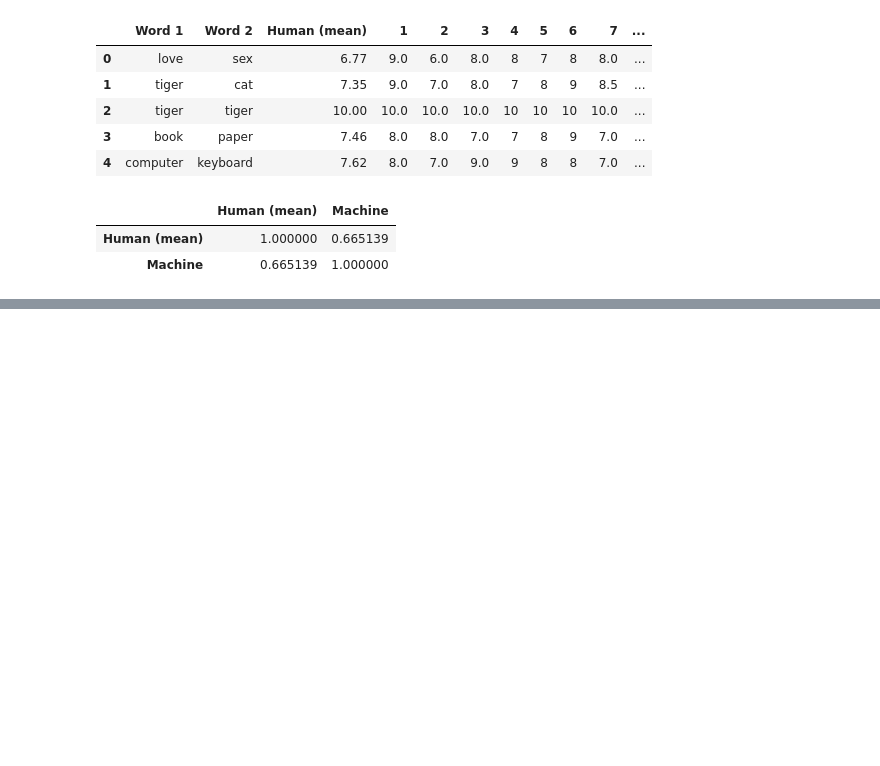
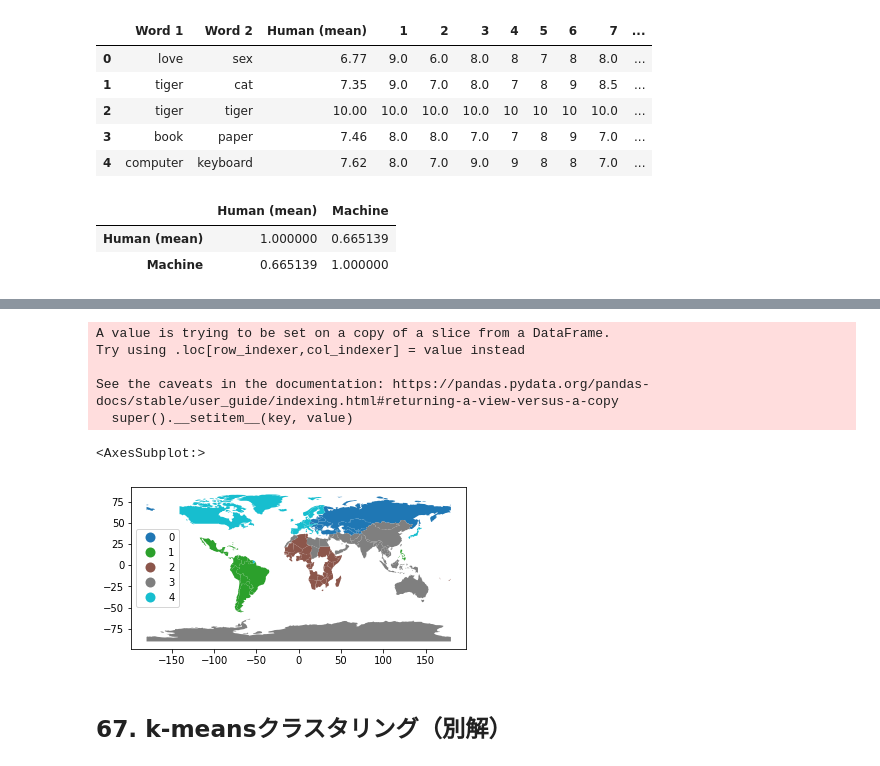
Before and after one commit to xhiroga/til, a Jupyter notebook: computer-science/nlp/nlp100/ch07.ipynb, the cells around one changed output, grey strips where cells are left out. Cells and saved outputs as stored; diff of their text form; code cells hidden in the pictures; blank space fills up the shorter version.

Commit message:
feat: nlp68 clustering and dendrogram

```diff
--- a/computer-science/nlp/nlp100/ch07.ipynb
+++ b/computer-science/nlp/nlp100/ch07.ipynb
@@ -81,0 +123,4 @@ word_sim_df[['Human (mean)', 'Machine']].corr(method='spearman')
+# %%
+import geopandas
+world_raw = geopandas.read_file(geopandas.datasets.get_path('naturalearth_lowres'))
+world_raw
@@ -81,0 +141,3 @@ word_sim_df[['Human (mean)', 'Machine']].corr(method='spearman')
+# %%
+world = world_raw[world_raw['name'].isin(model.index_to_key)]
+world
@@ -81,0 +158,4 @@ word_sim_df[['Human (mean)', 'Machine']].corr(method='spearman')
+# %%
+world['vector'] = world.apply(lambda row: model[row['name']], axis=1)
+world.to_pickle('data/dst/world_obj.zip')
+world
@@ -81,0 +181,18 @@ word_sim_df[['Human (mean)', 'Machine']].corr(method='spearman')
+# %%
+from sklearn import cluster
+
+NUM_CLUSTERS=5
+kmeans = cluster.KMeans(n_clusters=NUM_CLUSTERS)
+kmeans.fit(world['vector'].to_list())
+world['label'] = kmeans.labels_
+world.plot(column='label', categorical=True, legend=True, legend_kwds={'loc': 'center left'})
+# %% [output]
+A value is trying to be set on a copy of a slice from a DataFrame.
+Try using .loc[row_indexer,col_indexer] = value instead
+
+See the caveats in the documentation: https://pandas.pydata.org/pandas-docs/stable/user_guide/indexing.html#returning-a-view-versus-a-copy
+  super().__setitem__(key, value)
+<AxesSubplot:>
+[figure, added]
+# %% [markdown]
+## 67. k-meansクラスタリング（別解）
```
Also changed, not shown: parts of 24 cells of this notebook, 3 other files.
